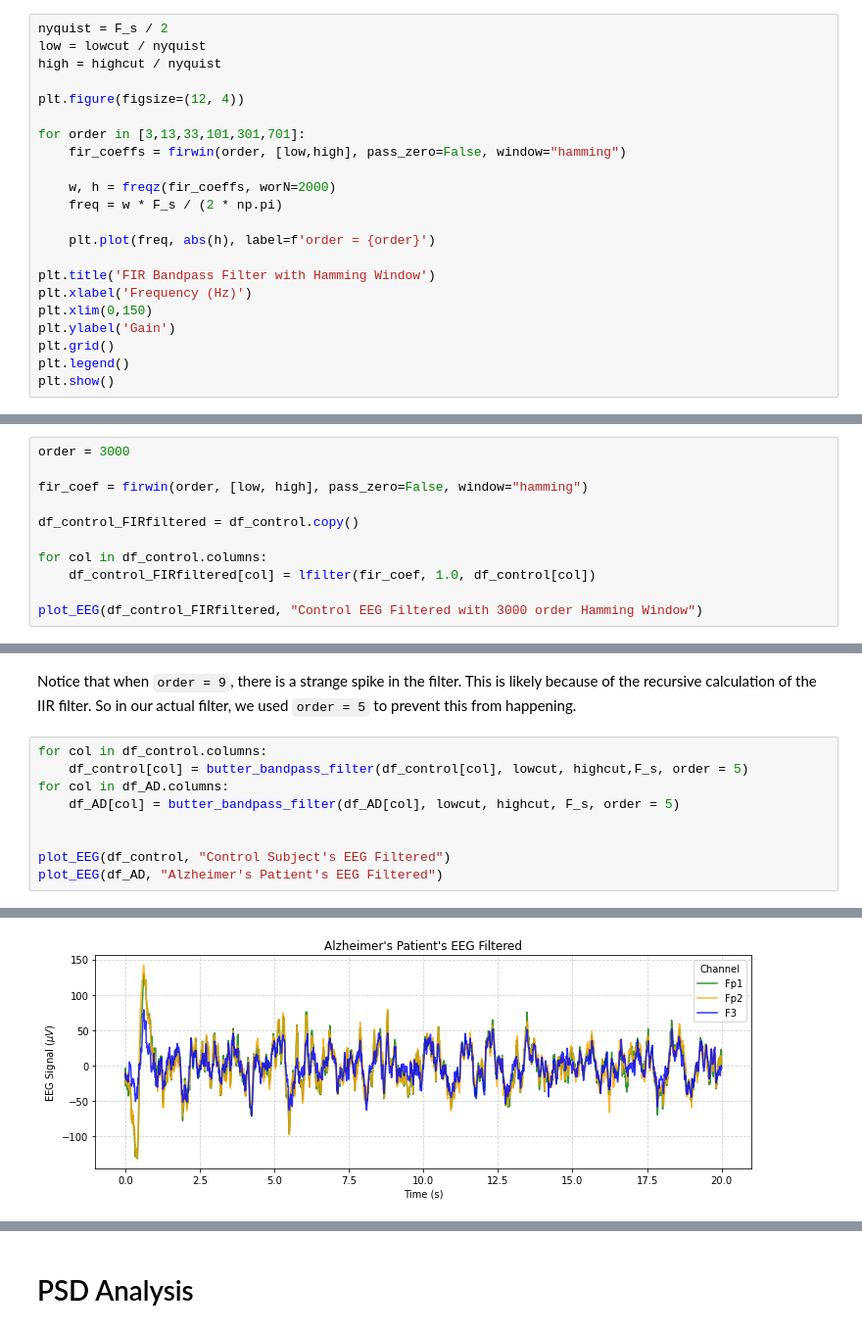
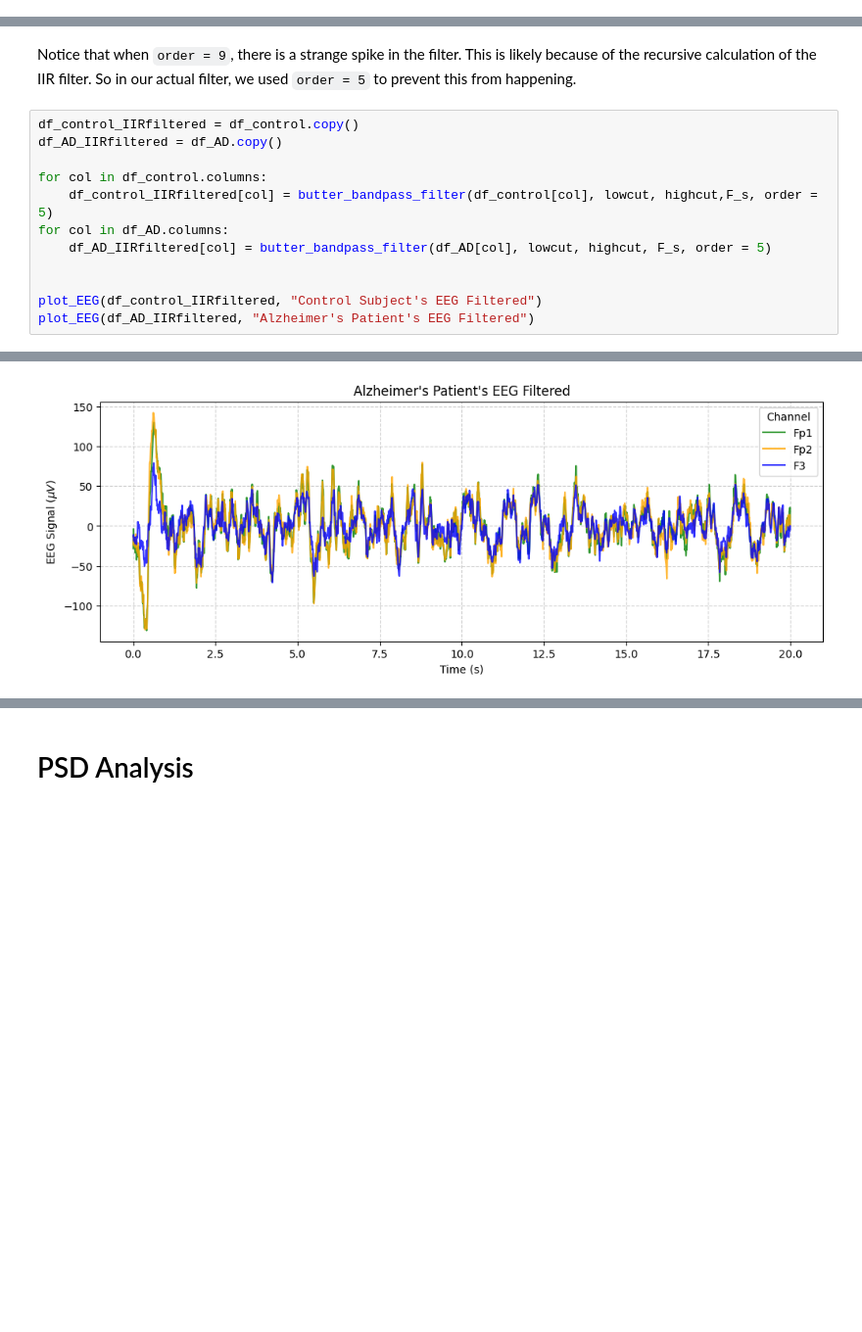
Before and after one commit to Aaron3963/COGS118C_Project, a Jupyter notebook: project.ipynb, the cells around one changed output, grey strips where cells are left out. Shown at 98% size. Cells and saved outputs as stored; diff of their text form; blank space fills up the shorter version.

Commit message:
Fixed FIR filter. Make AD-control plots

```diff
--- a/project.ipynb
+++ b/project.ipynb
@@ -92,22 +88,0 @@ In class we learned a lot a bout finite __impulse response filters__ (FIR), but
-# %%
-nyquist = F_s / 2
-low = lowcut / nyquist
-high = highcut / nyquist
-
-plt.figure(figsize=(12, 4))
-
-for order in [3,13,33,101,301,701]:
-    fir_coeffs = firwin(order, [low,high], pass_zero=False, window="hamming")
-
-    w, h = freqz(fir_coeffs, worN=2000)
-    freq = w * F_s / (2 * np.pi)
-
-    plt.plot(freq, abs(h), label=f'order = {order}')
-
-plt.title('FIR Bandpass Filter with Hamming Window')
-plt.xlabel('Frequency (Hz)')
-plt.xlim(0,150)
-plt.ylabel('Gain')
-plt.grid()
-plt.legend()
-plt.show()
@@ -116,11 +88,0 @@ plt.show()
-# %%
-order = 3000
-
-fir_coef = firwin(order, [low, high], pass_zero=False, window="hamming")
-
-df_control_FIRfiltered = df_control.copy()
-
-for col in df_control.columns:
-    df_control_FIRfiltered[col] = lfilter(fir_coef, 1.0, df_control[col])
-
-plot_EEG(df_control_FIRfiltered, "Control EEG Filtered with 3000 order Hamming Window")
@@ -163,12 +121,15 @@ plt.show()
 # %% [markdown]
 Notice that when `order = 9`, there is a strange spike in the filter. This is likely because of the recursive calculation of the IIR filter. So in our actual filter, we used `order = 5` to prevent this from happening.
 # %%
+df_control_IIRfiltered = df_control.copy()
+df_AD_IIRfiltered = df_AD.copy()
+
 for col in df_control.columns:
-    df_control[col] = butter_bandpass_filter(df_control[col], lowcut, highcut,F_s, order = 5)
+    df_control_IIRfiltered[col] = butter_bandpass_filter(df_control[col], lowcut, highcut,F_s, order = 5)
 for col in df_AD.columns:
-    df_AD[col] = butter_bandpass_filter(df_AD[col], lowcut, highcut, F_s, order = 5)
+    df_AD_IIRfiltered[col] = butter_bandpass_filter(df_AD[col], lowcut, highcut, F_s, order = 5)
 
 
-plot_EEG(df_control, "Control Subject's EEG Filtered")
-plot_EEG(df_AD, "Alzheimer's Patient's EEG Filtered")
+plot_EEG(df_control_IIRfiltered, "Control Subject's EEG Filtered")
+plot_EEG(df_AD_IIRfiltered, "Alzheimer's Patient's EEG Filtered")
 # %% [output]
@@ -176 +137 @@ plot_EEG(df_AD, "Alzheimer's Patient's EEG Filtered")
-[figure, old version]
+[figure, new version]
```
Also changed, not shown: parts of 18 cells of this notebook.
